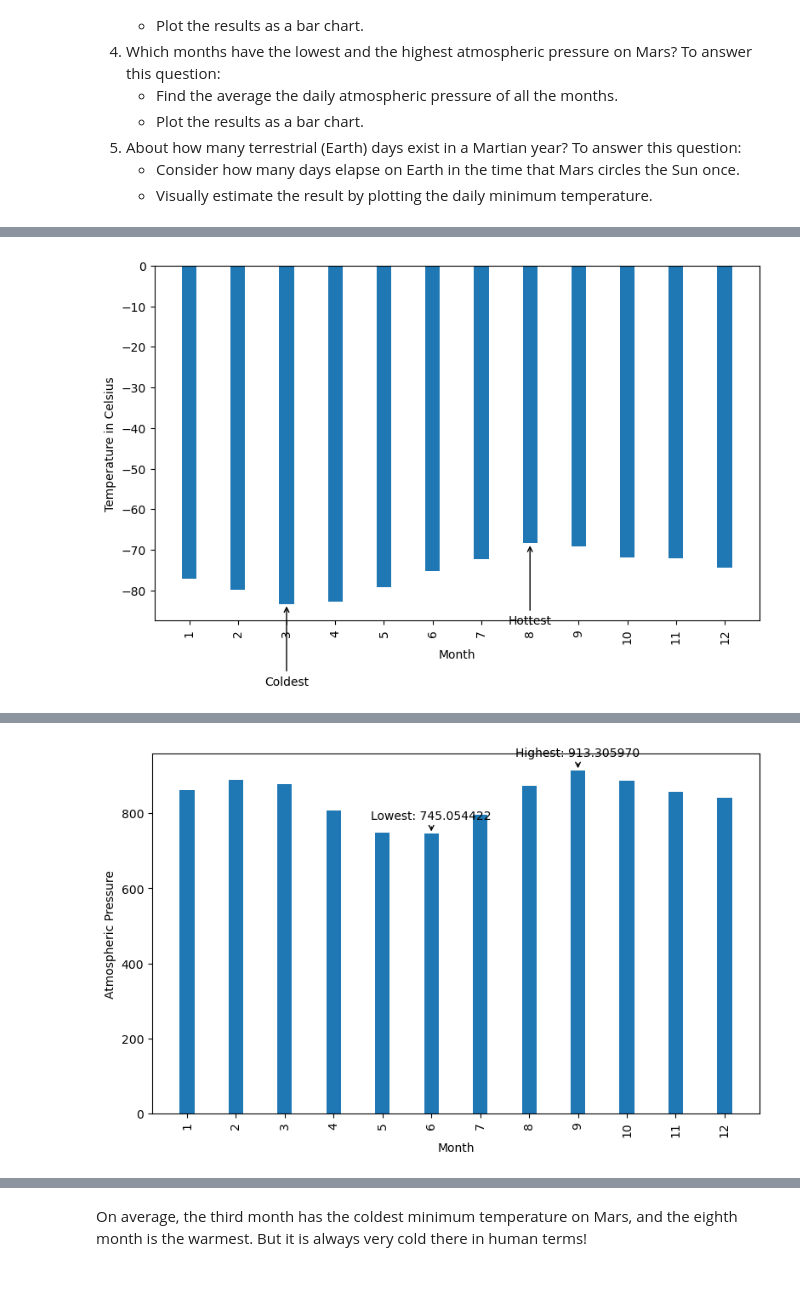
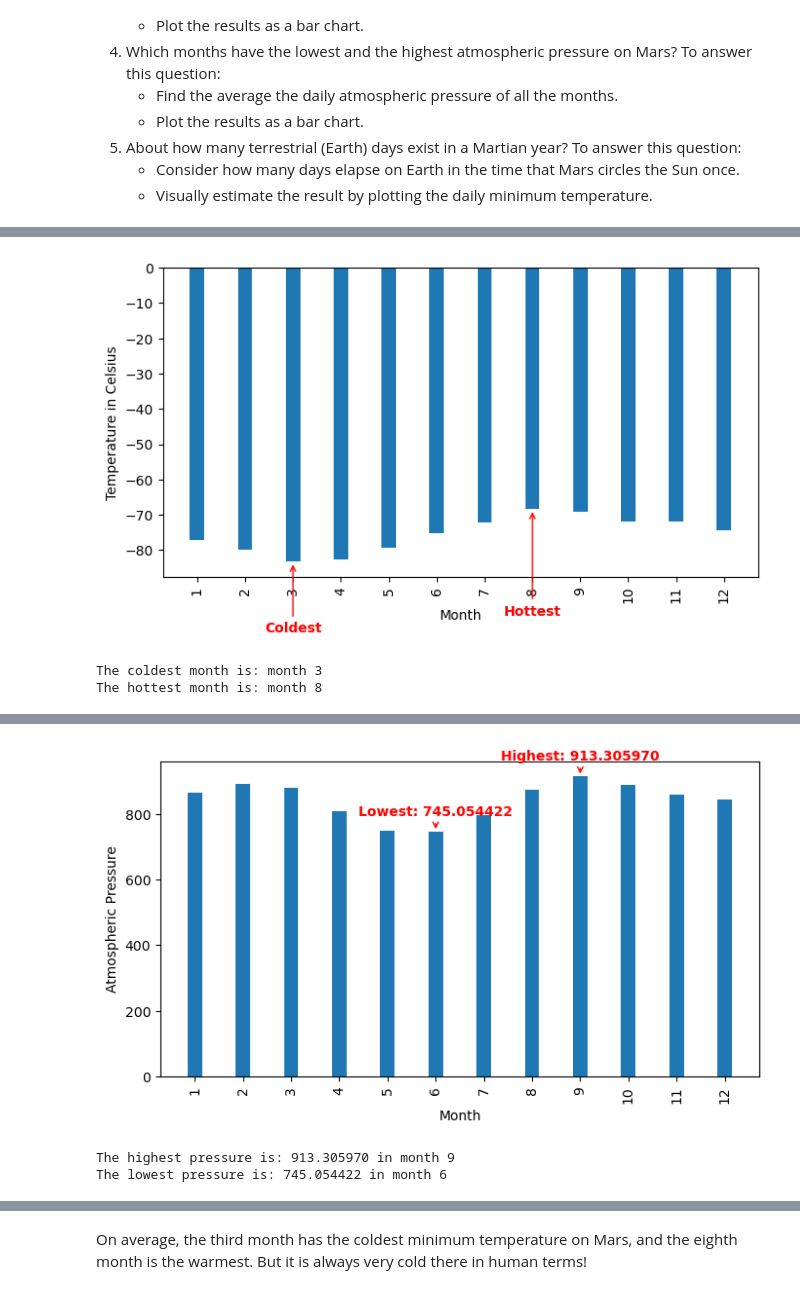
Before and after one commit to aglantzrbc/data-scraping-challenge, a Jupyter notebook: part_2_mars_weather.ipynb, the cells around one changed output, grey strips where cells are left out. Saved outputs shown, nothing was run; the diff lists cells and outputs as text; code cells hidden in the pictures.

```diff
--- a/part_2_mars_weather.ipynb
+++ b/part_2_mars_weather.ipynb
@@ -102,12 +102,13 @@ pressure            object
 dtype: object
 # %%
 # Change data types for data analysis
-mars_weather_df[mars_weather_df.columns[1]] = pd.to_datetime(mars_weather_df[mars_weather_df.columns[1]])
-mars_weather_df[mars_weather_df.columns[2]] = mars_weather_df[mars_weather_df.columns[2]].astype(int)
-mars_weather_df[mars_weather_df.columns[3]] = mars_weather_df[mars_weather_df.columns[3]].astype(int)
-mars_weather_df[mars_weather_df.columns[4]] = mars_weather_df[mars_weather_df.columns[4]].astype(int)
-mars_weather_df[mars_weather_df.columns[5]] = mars_weather_df[mars_weather_df.columns[5]].astype(float)
-mars_weather_df[mars_weather_df.columns[6]] = mars_weather_df[mars_weather_df.columns[6]].astype(float)
+mars_weather_df[mars_weather_df.columns[0]] = mars_weather_df[mars_weather_df.columns[0]].astype(int) # id
+mars_weather_df[mars_weather_df.columns[1]] = pd.to_datetime(mars_weather_df[mars_weather_df.columns[1]]) # terrestrial_date
+mars_weather_df[mars_weather_df.columns[2]] = mars_weather_df[mars_weather_df.columns[2]].astype(int) # sol
+mars_weather_df[mars_weather_df.columns[3]] = mars_weather_df[mars_weather_df.columns[3]].astype(int) # ls
+mars_weather_df[mars_weather_df.columns[4]] = mars_weather_df[mars_weather_df.columns[4]].astype(int)  # min_temp
+mars_weather_df[mars_weather_df.columns[5]] = mars_weather_df[mars_weather_df.columns[5]].astype(float) # min_temp
+mars_weather_df[mars_weather_df.columns[6]] = mars_weather_df[mars_weather_df.columns[6]].astype(float) # pressure
 # %%
 # Confirm type changes were successful by examining data types again
 mars_weather_df.dtypes
@@ -207,36 +218,50 @@ plt.show()
 # %%
+# Identify the coldest and hottest months in Curiosity's location
+
 # Group the data by month and calculate the average minimum temperature
 group_by_month = mars_weather_df.groupby('month')
 avg_min_temp_by_month = group_by_month['min_temp'].mean()
 
 # Find the coldest and hottest months
 coldest_month = avg_min_temp_by_month.idxmin()
 hottest_month = avg_min_temp_by_month.idxmax()
 
 # Sort the data by temperature in ascending order
 sorted_avg_min_temp = avg_min_temp_by_month.sort_values()
 
-fig, ax = plt.subplots(figsize=[8, 5])
+# Plot the average temperature by month
+fig, ax = plt.subplots(figsize=[7, 4])
 ax.bar(sorted_avg_min_temp.index, sorted_avg_min_temp, width=0.3, color='#1f77b4') # common blue color for visualizations
 plt.xticks(ticks=sorted_avg_min_temp.index, rotation=90)
 plt.xlabel('Month')
 plt.ylabel('Temperature in Celsius')
-plt.tight_layout()
+plt.tight_layout() # automatically adjusts subplot params so that the subplot(s) fits in to the figure area
 
 # Add annotations for coldest and hottest months to the plot
+# Annotation for coldest month
 ax.annotate('Coldest', xy=(coldest_month, sorted_avg_min_temp[coldest_month]),
             xytext=(coldest_month, sorted_avg_min_temp[coldest_month] - 20),
-            arrowprops=dict(facecolor='black', arrowstyle='->'),
-            ha='center') # ha = horizontal alignment
+            arrowprops=dict(color='red', arrowstyle='->'),
+            ha='center', color='red', weight='bold') # ha = horizontal alignment
+
+# Annotation for hottest month
 ax.annotate('Hottest', xy=(hottest_month, sorted_avg_min_temp[hottest_month]),
-            xytext=(hottest_month, sorted_avg_min_temp[hottest_month] - 20),
-            arrowprops=dict(facecolor='black', arrowstyle='->'),
-            ha='center') # ha = horizontal alignment
+            xytext=(hottest_month, sorted_avg_min_temp[hottest_month] - 30),
+            arrowprops=dict(color='red', arrowstyle='->'),
+            ha='center', color='red', weight='bold') # ha = horizontal alignment
+
+
 
 # Save the plot as a PNG file
 plt.savefig("Resources/mars_temp_extremes_by_month.png", dpi=300)
 plt.show()
+
+# Print the coldest and hottest months
+print(f"The coldest month is: month {coldest_month}")
+print(f"The hottest month is: month {hottest_month}")
 # %% [output]
-[figure, old version]
+[figure, new version]
+The coldest month is: month 3
+The hottest month is: month 8
 # %%
 # 4. Average pressure by Martian month
@@ -260,36 +289,47 @@ month
 Name: pressure, dtype: float64
 # %%
 # Plot the average pressure by month
-fig, ax = plt.subplots(figsize=[8, 5])
+
+# Plot the average pressure by month
+fig, ax = plt.subplots(figsize=[7, 4])
 bars = ax.bar(avg_pressure_by_month.index, avg_pressure_by_month, width=0.3, color='#1f77b4') # common blue color for visualizations
 plt.xticks(ticks=range(1, 13, 1), rotation=90)
 plt.xlabel('Month')
 plt.ylabel('Atmospheric Pressure')
-plt.tight_layout()
+plt.tight_layout() # automatically adjusts subplot params so that the subplot(s) fits in to the figure area
 
 # Find the highest and lowest pressure values
 highest_pressure = avg_pressure_by_month.max()
 lowest_pressure = avg_pressure_by_month.min()
 
-# Annotate the highest pressure
+# Add for highest pressure
 ax.annotate(f'Highest: {highest_pressure:.6f}', xy=(avg_pressure_by_month.idxmax(), highest_pressure),
             xytext=(0, 10),
             textcoords='offset points',
             ha='center', va='bottom',
-            arrowprops=dict(arrowstyle='->'))
+            arrowprops=dict(facecolor='red', arrowstyle='->', color='red'),
+            color='red', weight='bold')
 
-# Annotate the lowest pressure
+# Add for lowest pressure
 ax.annotate(f'Lowest: {lowest_pressure:.6f}', xy=(avg_pressure_by_month.idxmin(), lowest_pressure),
             xytext=(0, 10),
             textcoords='offset points',
             ha='center', va='bottom',
-            arrowprops=dict(arrowstyle='->'))
+            arrowprops=dict(facecolor='red', arrowstyle='->', color='red'),
+            color='red', weight='bold')
 
 # Save the plot as a PNG file
 plt.savefig("Resources/mars_average_pressure_by_month.png", dpi=300)
 plt.show()
+
+# Print the highest and lowest pressure values
+# Note: the f-string formatting is used to round the values to 6 decimal places, which is common to the rest of the data displayed in this report
+print(f"The highest pressure is: {highest_pressure:.6f} in month {avg_pressure_by_month.idxmax()}")
+print(f"The lowest pressure is: {lowest_pressure:.6f} in month {avg_pressure_by_month.idxmin()}")
 # %% [output]
-[figure, old version]
+[figure, new version]
+The highest pressure is: 913.305970 in month 9
+The lowest pressure is: 745.054422 in month 6
 # %%
 # 5. How many terrestrial (earth) days are there in a Martian year?
 
```
Also changed, not shown: parts of 17 cells of this notebook, 4 other files.
